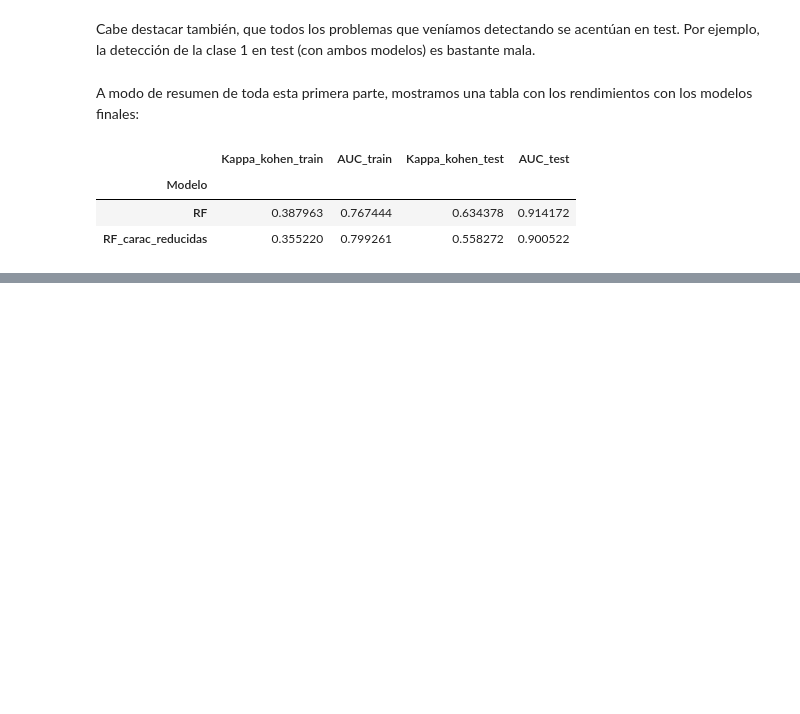
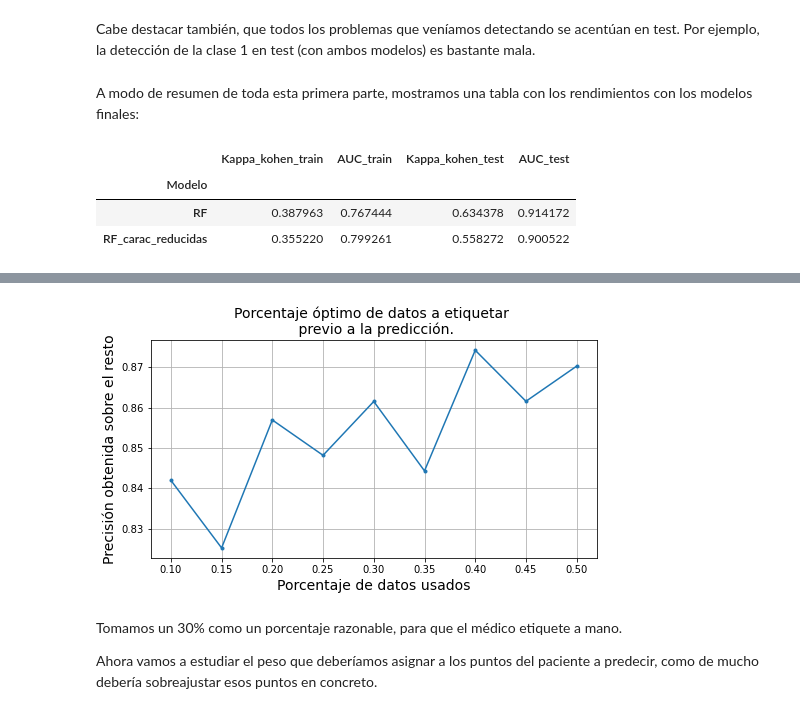
Before and after one commit to ArturoSirvent/Polisognograma, a Jupyter notebook: Polisomnograma_Final.ipynb, the cells around one changed output, grey strips where cells are left out. Cells and saved outputs as stored; diff of their text form; code cells hidden in the pictures; blank space fills up the shorter version.

```diff
--- a/Polisomnograma_Final.ipynb
+++ b/Polisomnograma_Final.ipynb
@@ -2059,0 +2153,3 @@ resumen_metricas
+# %%
+#ahora cargo los importantes, los que vamos a predecir (paceinte 9 o 10)
+data_importante,hypno_importante=get_features(9)
@@ -2059,0 +2175,27 @@ resumen_metricas
+# %%
+#vamos a comparar los resultados metiendo 0%, 10%, 20 % y 30 % ...
+#asi veremos si realmente vale la pena darle pesos, y hacer este fine tuning
+np.random.seed(42)
+resultados=[]
+for i in np.arange(0.1,0.55,0.05):
+    media=[]
+    for _ in range(2):
+        x_train_percent,x_test_percent,y_train_percent,y_test_percent=train_test_split(data_importante,hypno_importante,train_size=i)
+
+        #juntamos los datos
+        datos_train=np.concatenate([data,x_train_percent],axis=0)
+        datos_test=x_test_percent
+        y_train=np.concatenate([hypno,y_train_percent],axis=0)
+        y_test=y_test_percent
+
+        #por ultimo vamos a darle pesos a todo
+        lenght_total=x_train_percent.shape[0]+data.shape[0]
+        sample_weights = abs(np.random.randn(lenght_total))
+        length_percent=y_test.shape[0]
+        sample_weights[-length_percent:]*=30
+        clf_weights = SVC(probability=True)#gamma=1)
+        clf_weights.fit(datos_train, y_train, sample_weight=sample_weights)
+        y_pred=clf_weights.predict(datos_test)
+        print(i,accuracy_score(y_test,y_pred),y_test.shape)
+        media.append(accuracy_score(y_test,y_pred))
+    resultados.append(np.mean(media))
@@ -2059,0 +2221,14 @@ resumen_metricas
+# %%
+#vamos a hacer un grafico a ver como va mejorando
+plt.figure(figsize=(8,4))
+plt.plot(np.arange(0.1,0.55,0.05),resultados,".-")
+plt.title("Porcentaje óptimo de datos a etiquetar \n previo a la predicción.",fontsize=14)
+plt.xlabel("Porcentaje de datos usados",fontsize=14)
+plt.ylabel("Precisión obtenida sobre el resto",fontsize=14)
+plt.grid()
+# %% [output]
+[figure, added]
+# %% [markdown]
+Tomamos un 30% como un porcentaje razonable, para que el médico etiquete a mano.
+
+Ahora vamos a estudiar el peso que deberíamos asignar a los puntos del paciente a predecir, como de mucho debería sobreajustar esos puntos en concreto.
```
Also changed, not shown: parts of 11 cells of this notebook, 1 other file.
